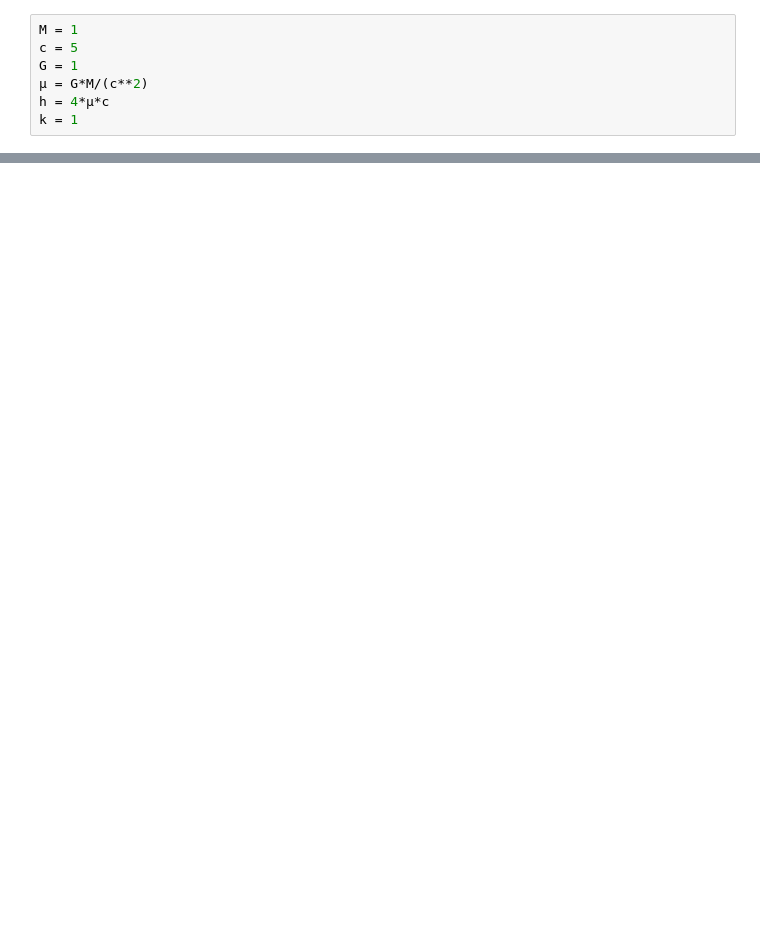
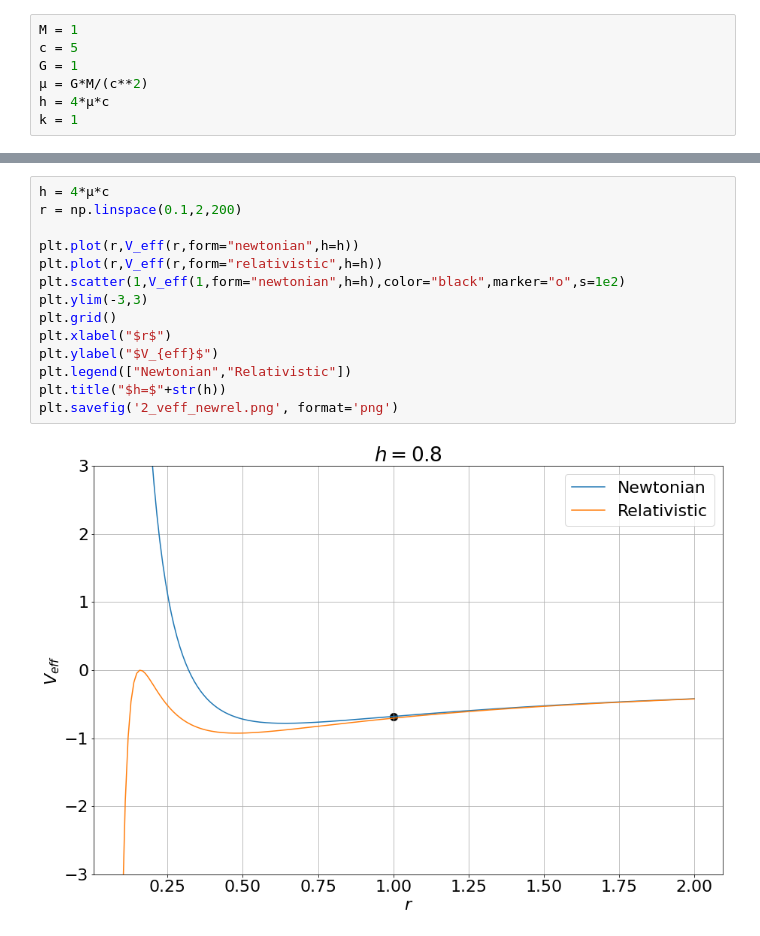
Before and after one commit to alejandrogm668/Schwarzschild-Geometry, a Jupyter notebook: Massive particles/Massive_particles_evolution.ipynb, the cells around one changed output, grey strips where cells are left out. Cells and saved outputs as stored; diff of their text form; blank space fills up the shorter version.

```diff
--- a/Massive particles/Massive_particles_evolution.ipynb
+++ b/Massive particles/Massive_particles_evolution.ipynb
@@ -57,0 +105,16 @@ plt.savefig('2_first_orbits.png', format='png')
+# %%
+h = 4*μ*c
+r = np.linspace(0.1,2,200)
+
+plt.plot(r,V_eff(r,form="newtonian",h=h))
+plt.plot(r,V_eff(r,form="relativistic",h=h))
+plt.scatter(1,V_eff(1,form="newtonian",h=h),color="black",marker="o",s=1e2)
+plt.ylim(-3,3)
+plt.grid()
+plt.xlabel("$r$")
+plt.ylabel("$V_{eff}$")
+plt.legend(["Newtonian","Relativistic"])
+plt.title("$h=$"+str(h))
+plt.savefig('2_veff_newrel.png', format='png')
+# %% [output]
+[figure, added]
```
Also changed, not shown: parts of 9 cells of this notebook.
